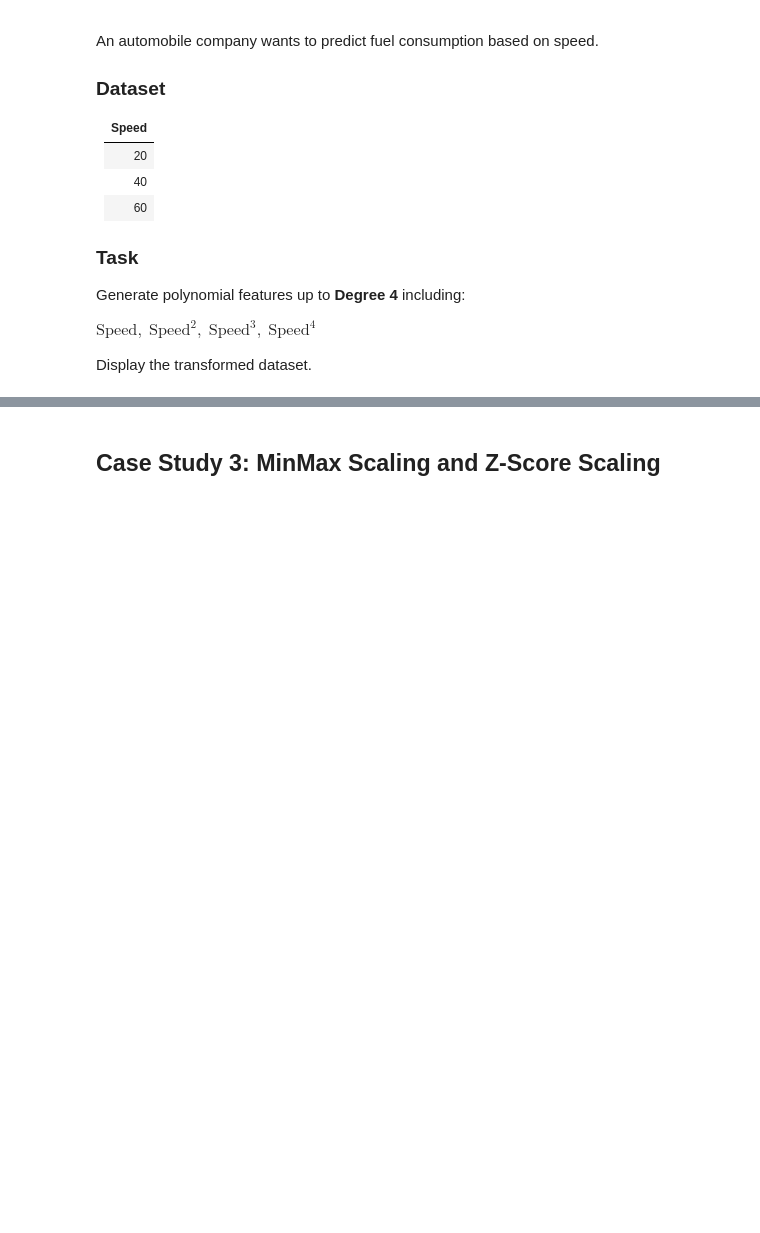
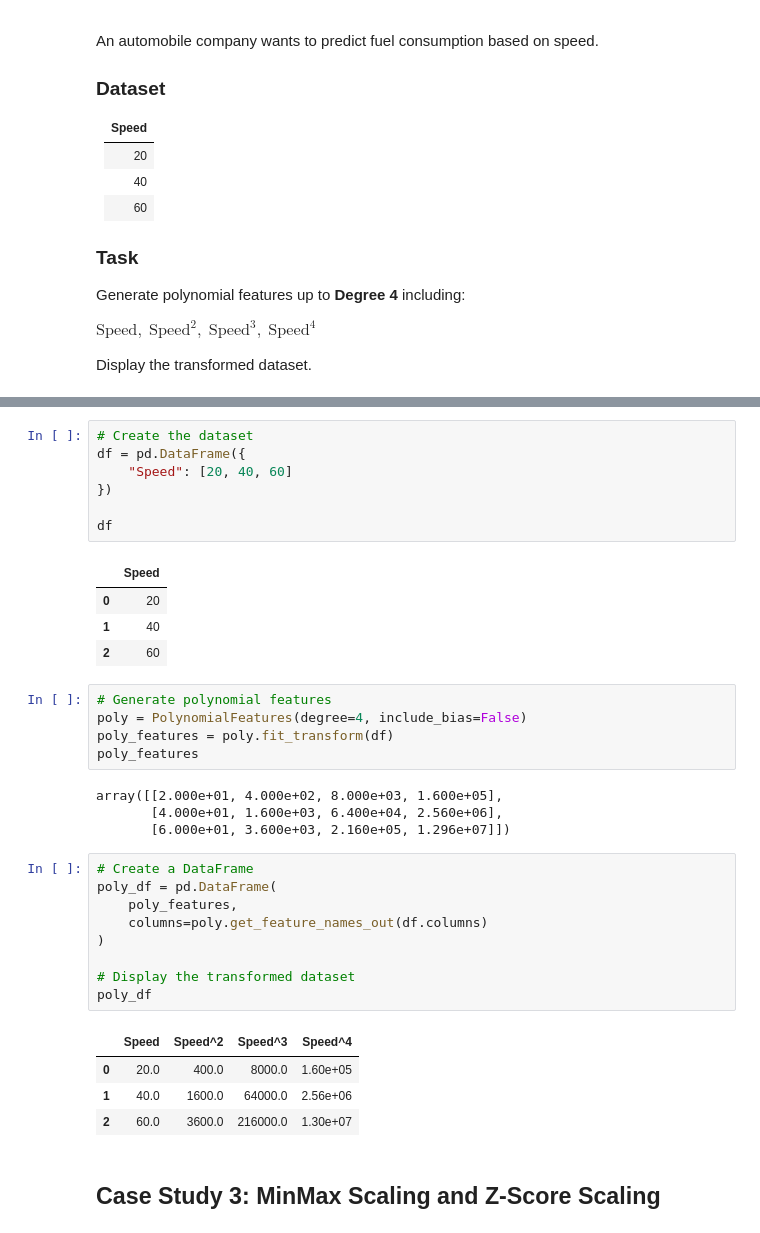
Before and after one commit to MonishDY/AI-Track, a Jupyter notebook: Module 2 - Feature Engineering/Assignment 1/Machine_Learning_Case_Studies_01.ipynb, the cells around one changed output, grey strips where cells are left out. Cells and saved outputs as stored; diff of their text form; blank space fills up the shorter version.

```diff
--- a/Module 2 - Feature Engineering/Assignment 1/Machine_Learning_Case_Studies_01.ipynb
+++ b/Module 2 - Feature Engineering/Assignment 1/Machine_Learning_Case_Studies_01.ipynb
@@ -128,3 +185,38 @@ Display the transformed dataset.
+# %%
+# Create the dataset
+df = pd.DataFrame({
+    "Speed": [20, 40, 60]
+})
+
+df
+# %% [output]
+|  | Speed |
+| 0 | 20 |
+| 1 | 40 |
+| 2 | 60 |
+# %%
+# Generate polynomial features
+poly = PolynomialFeatures(degree=4, include_bias=False)
+poly_features = poly.fit_transform(df)
+poly_features
+# %% [output]
+array([[2.000e+01, 4.000e+02, 8.000e+03, 1.600e+05],
+       [4.000e+01, 1.600e+03, 6.400e+04, 2.560e+06],
+       [6.000e+01, 3.600e+03, 2.160e+05, 1.296e+07]])
+# %%
+# Create a DataFrame
+poly_df = pd.DataFrame(
+    poly_features,
+    columns=poly.get_feature_names_out(df.columns)
+)
+
+# Display the transformed dataset
+poly_df
+# %% [output]
+|  | Speed | Speed^2 | Speed^3 | Speed^4 |
+| 0 | 20.0 | 400.0 | 8000.0 | 1.60e+05 |
+| 1 | 40.0 | 1600.0 | 64000.0 | 2.56e+06 |
+| 2 | 60.0 | 3600.0 | 216000.0 | 1.30e+07 |
 # %% [markdown]
 ## **Case Study 3: MinMax Scaling and Z-Score Scaling**
 # %% [markdown]
```
Also changed, not shown: parts of 28 cells of this notebook.
